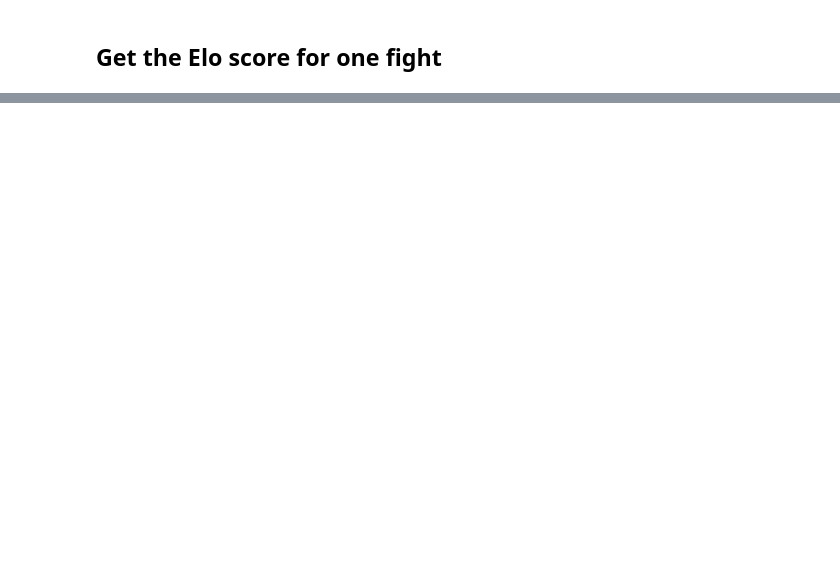
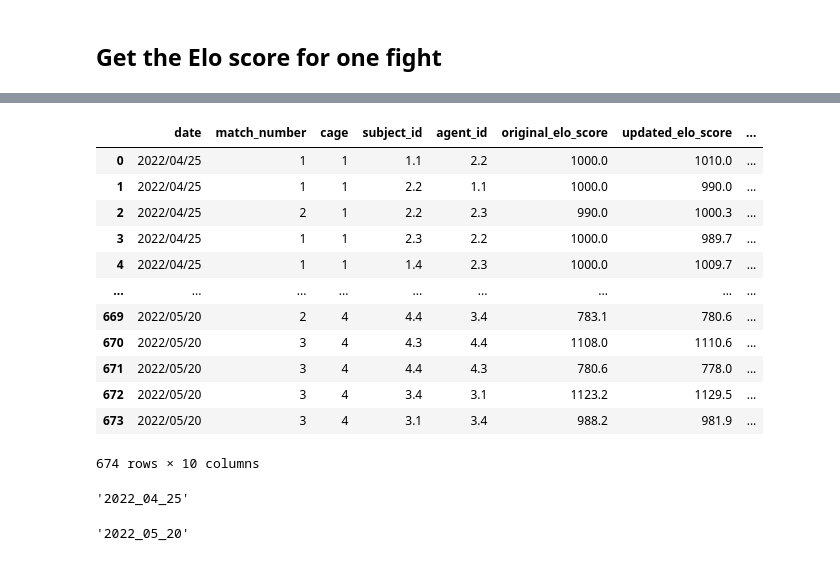
Before and after one commit to padillacoreanolab/literature_review_processing, a Jupyter notebook: results/elo_score_testing/tube_test_processing.ipynb, the cells around one changed output, grey strips where cells are left out. Drawn from its saved outputs; the diff is of its cells as text; code cells hidden in the pictures; blank space fills up the shorter version.

```diff
--- a/results/elo_score_testing/tube_test_processing.ipynb
+++ b/results/elo_score_testing/tube_test_processing.ipynb
@@ -353,0 +376,2 @@ elo_score_df.head(n=25)
+# %%
+elo_score_df["date_with_hour"] = elo_score_df["date"].astype(str) + " " + elo_score_df["match_number"].astype(str)
@@ -353,0 +387,2 @@ elo_score_df.head(n=25)
+# %%
+elo_score_df["date_time"] = elo_score_df["date_with_hour"].apply(lambda x: datetime.strptime(x, date_format_str))
@@ -354,3 +393,19 @@ elo_score_df.head(n=25)
+# %%
+elo_score_df
+# %% [output]
+|  | date | match_number | cage | subject_id | agent_id | original_elo_score | updated_elo_score | ... |
+| 0 | 2022/04/25 | 1 | 1 | 1.1 | 2.2 | 1000.0 | 1010.0 | ... |
+| 1 | 2022/04/25 | 1 | 1 | 2.2 | 1.1 | 1000.0 | 990.0 | ... |
+| 2 | 2022/04/25 | 2 | 1 | 2.2 | 2.3 | 990.0 | 1000.3 | ... |
+| 3 | 2022/04/25 | 1 | 1 | 2.3 | 2.2 | 1000.0 | 989.7 | ... |
+| 4 | 2022/04/25 | 1 | 1 | 1.4 | 2.3 | 1000.0 | 1009.7 | ... |
+| ... | ... | ... | ... | ... | ... | ... | ... | ... |
+| 669 | 2022/05/20 | 2 | 4 | 4.4 | 3.4 | 783.1 | 780.6 | ... |
+| 670 | 2022/05/20 | 3 | 4 | 4.3 | 4.4 | 1108.0 | 1110.6 | ... |
+| 671 | 2022/05/20 | 3 | 4 | 4.4 | 4.3 | 780.6 | 778.0 | ... |
+| 672 | 2022/05/20 | 3 | 4 | 3.4 | 3.1 | 1123.2 | 1129.5 | ... |
+| 673 | 2022/05/20 | 3 | 4 | 3.1 | 3.4 | 988.2 | 981.9 | ... |
+674 rows × 10 columns
 # %%
 elo_score_df.to_csv("./proc/tube_test_elo_score.csv")
 # elo_score_df.to_excel("./proc/id_to_date_elo_score.xlsx")
@@ -356,0 +420,8 @@ elo_score_df.to_csv("./proc/tube_test_elo_score.csv")
+# %%
+earliest_date
+# %% [output]
+'2022_04_25'
+# %%
+latest_date
+# %% [output]
+'2022_05_20'
```
Also changed, not shown: parts of 21 cells of this notebook.
